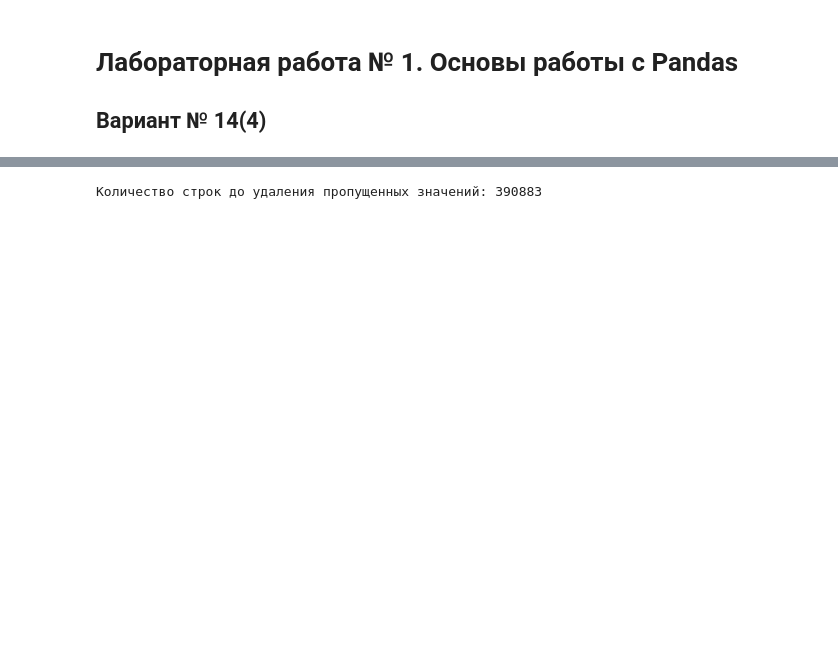
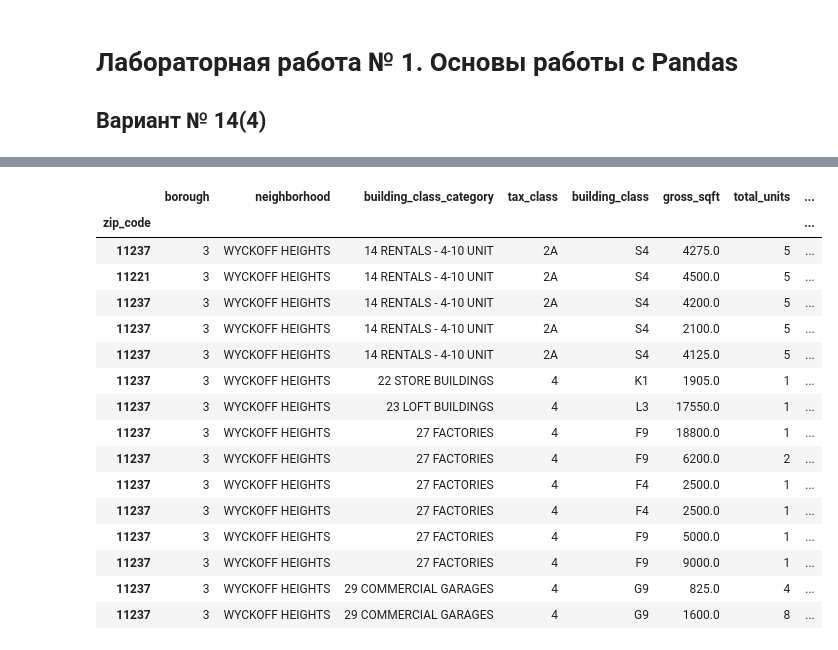
Before and after one commit to f4ilfish/ml-course, a Jupyter notebook: lab-1.ipynb, the cells around one changed output, grey strips where cells are left out. Saved outputs shown, nothing was run; the diff lists cells and outputs as text; code cells hidden in the pictures; blank space fills up the shorter version.

```diff
--- a/lab-1.ipynb
+++ b/lab-1.ipynb
@@ -81,10 +127,26 @@ age                         0.0000
 dtype: float64
 # %%
-sales_data_slice = pd.DataFrame(data=sales_data,
+sales_data_slice = pd.DataFrame(data=have_year_of_sale,
                                 columns=['borough', 'neighborhood', 'building_class_category',
                                             'tax_class', 'building_class', 'gross_sqft',
                                              'total_units', 'age', 'sale_price'])
 
-print(f"Количество строк до удаления пропущенных значений: {len(sales_data_slice.index)}")
+sales_data_slice.tail(15)
 # %% [output]
-Количество строк до удаления пропущенных значений: 390883
+|  | borough | neighborhood | building_class_category | tax_class | building_class | gross_sqft | total_units | ... |
+| zip_code |  |  |  |  |  |  |  | ... |
+| 11237 | 3 | WYCKOFF HEIGHTS | 14 RENTALS - 4-10 UNIT | 2A | S4 | 4275.0 | 5 | ... |
+| 11221 | 3 | WYCKOFF HEIGHTS | 14 RENTALS - 4-10 UNIT | 2A | S4 | 4500.0 | 5 | ... |
+| 11237 | 3 | WYCKOFF HEIGHTS | 14 RENTALS - 4-10 UNIT | 2A | S4 | 4200.0 | 5 | ... |
+| 11237 | 3 | WYCKOFF HEIGHTS | 14 RENTALS - 4-10 UNIT | 2A | S4 | 2100.0 | 5 | ... |
+| 11237 | 3 | WYCKOFF HEIGHTS | 14 RENTALS - 4-10 UNIT | 2A | S4 | 4125.0 | 5 | ... |
+| 11237 | 3 | WYCKOFF HEIGHTS | 22 STORE BUILDINGS | 4 | K1 | 1905.0 | 1 | ... |
+| 11237 | 3 | WYCKOFF HEIGHTS | 23 LOFT BUILDINGS | 4 | L3 | 17550.0 | 1 | ... |
+| 11237 | 3 | WYCKOFF HEIGHTS | 27 FACTORIES | 4 | F9 | 18800.0 | 1 | ... |
+| 11237 | 3 | WYCKOFF HEIGHTS | 27 FACTORIES | 4 | F9 | 6200.0 | 2 | ... |
+| 11237 | 3 | WYCKOFF HEIGHTS | 27 FACTORIES | 4 | F4 | 2500.0 | 1 | ... |
+| 11237 | 3 | WYCKOFF HEIGHTS | 27 FACTORIES | 4 | F4 | 2500.0 | 1 | ... |
+| 11237 | 3 | WYCKOFF HEIGHTS | 27 FACTORIES | 4 | F9 | 5000.0 | 1 | ... |
+| 11237 | 3 | WYCKOFF HEIGHTS | 27 FACTORIES | 4 | F9 | 9000.0 | 1 | ... |
+| 11237 | 3 | WYCKOFF HEIGHTS | 29 COMMERCIAL GARAGES | 4 | G9 | 825.0 | 4 | ... |
+| 11237 | 3 | WYCKOFF HEIGHTS | 29 COMMERCIAL GARAGES | 4 | G9 | 1600.0 | 8 | ... |
```
Also changed, not shown: parts of 17 cells of this notebook.
